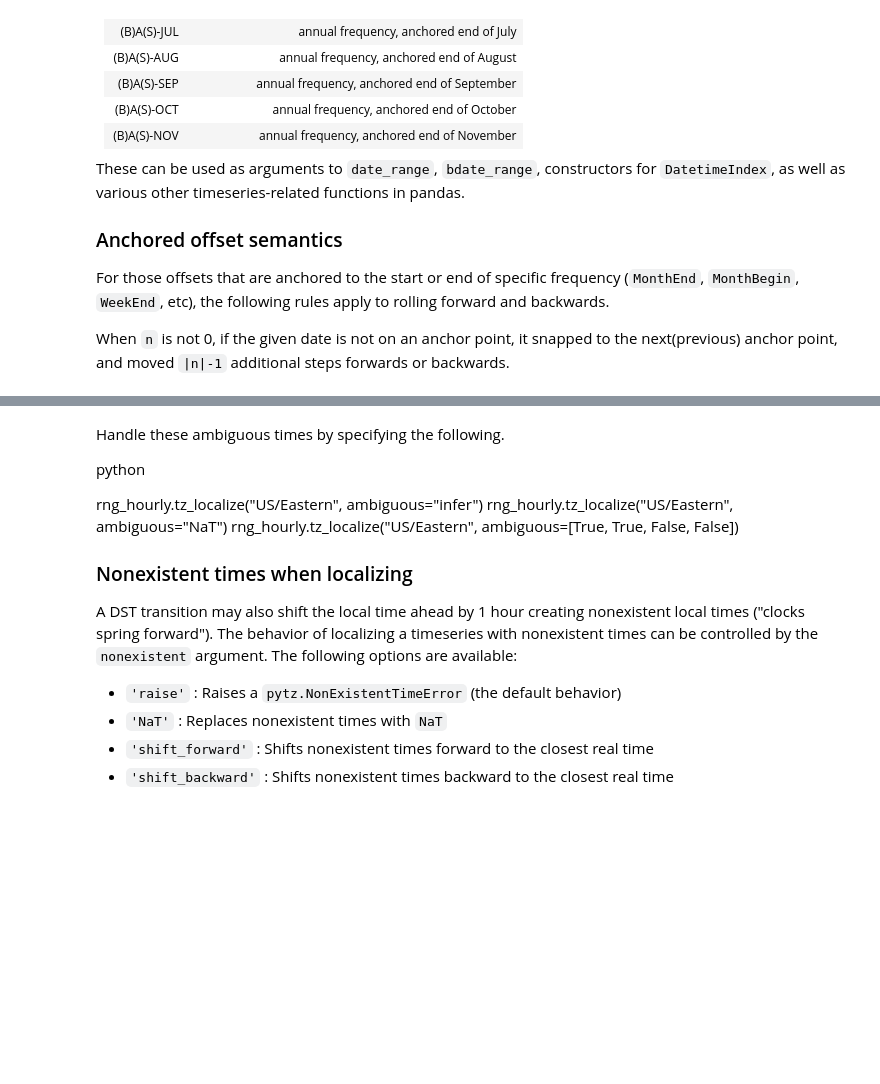
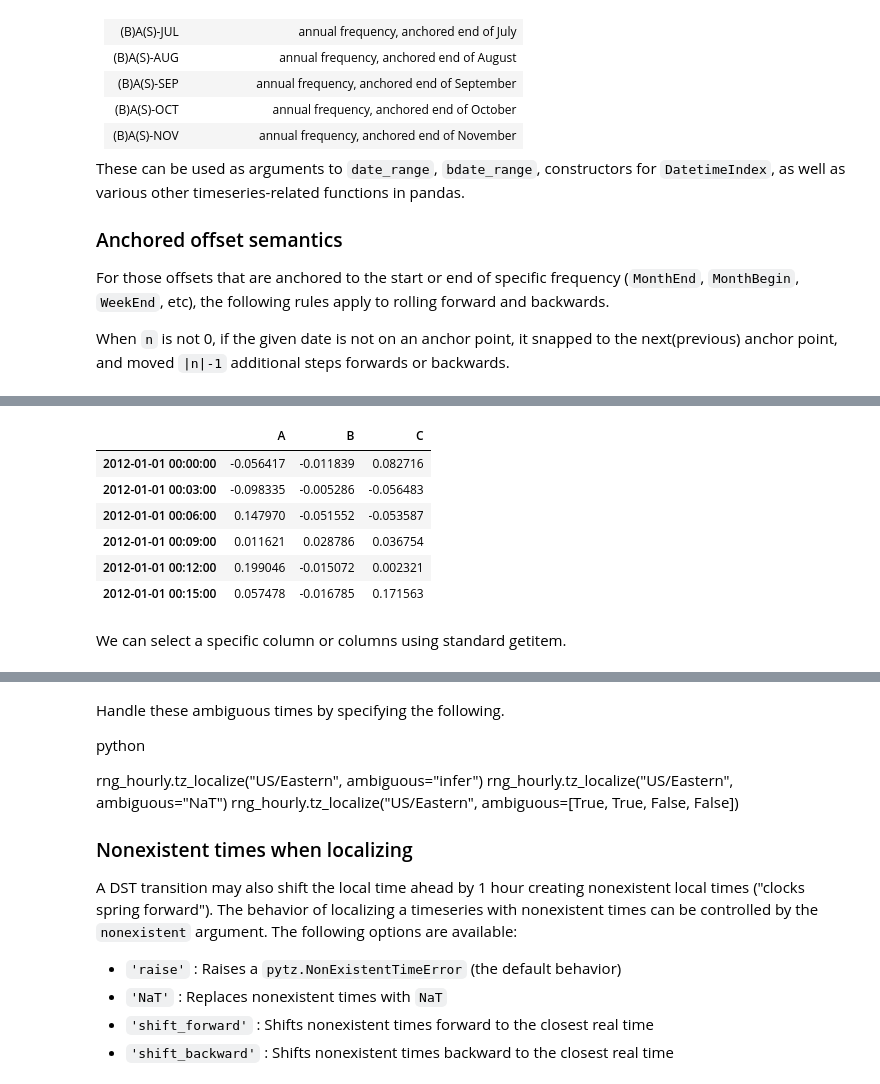
Before and after one commit to mcd-unison/ing-caract, a Jupyter notebook: ejemplos/tipos/python/timestamp.ipynb, the cells around one changed output, grey strips where cells are left out. Saved outputs shown, nothing was run; the diff lists cells and outputs as text; code cells hidden in the pictures; blank space fills up the shorter version.

```diff
--- a/ejemplos/tipos/python/timestamp.ipynb
+++ b/ejemplos/tipos/python/timestamp.ipynb
@@ -1895,0 +2404,19 @@ steps forwards or backwards.
+# %%
+df = pd.DataFrame(
+    np.random.randn(1000, 3),
+    index=pd.date_range("1/1/2012", freq="S", periods=1000),
+    columns=["A", "B", "C"]
+)
+r = df.resample("3T")
+
+r.mean()
+# %% [output]
+|  | A | B | C |
+| 2012-01-01 00:00:00 | -0.056417 | -0.011839 | 0.082716 |
+| 2012-01-01 00:03:00 | -0.098335 | -0.005286 | -0.056483 |
+| 2012-01-01 00:06:00 | 0.147970 | -0.051552 | -0.053587 |
+| 2012-01-01 00:09:00 | 0.011621 | 0.028786 | 0.036754 |
+| 2012-01-01 00:12:00 | 0.199046 | -0.015072 | 0.002321 |
+| 2012-01-01 00:15:00 | 0.057478 | -0.016785 | 0.171563 |
+# %% [markdown]
+We can select a specific column or columns using standard getitem.
```
Also changed, not shown: parts of 99 cells of this notebook.
